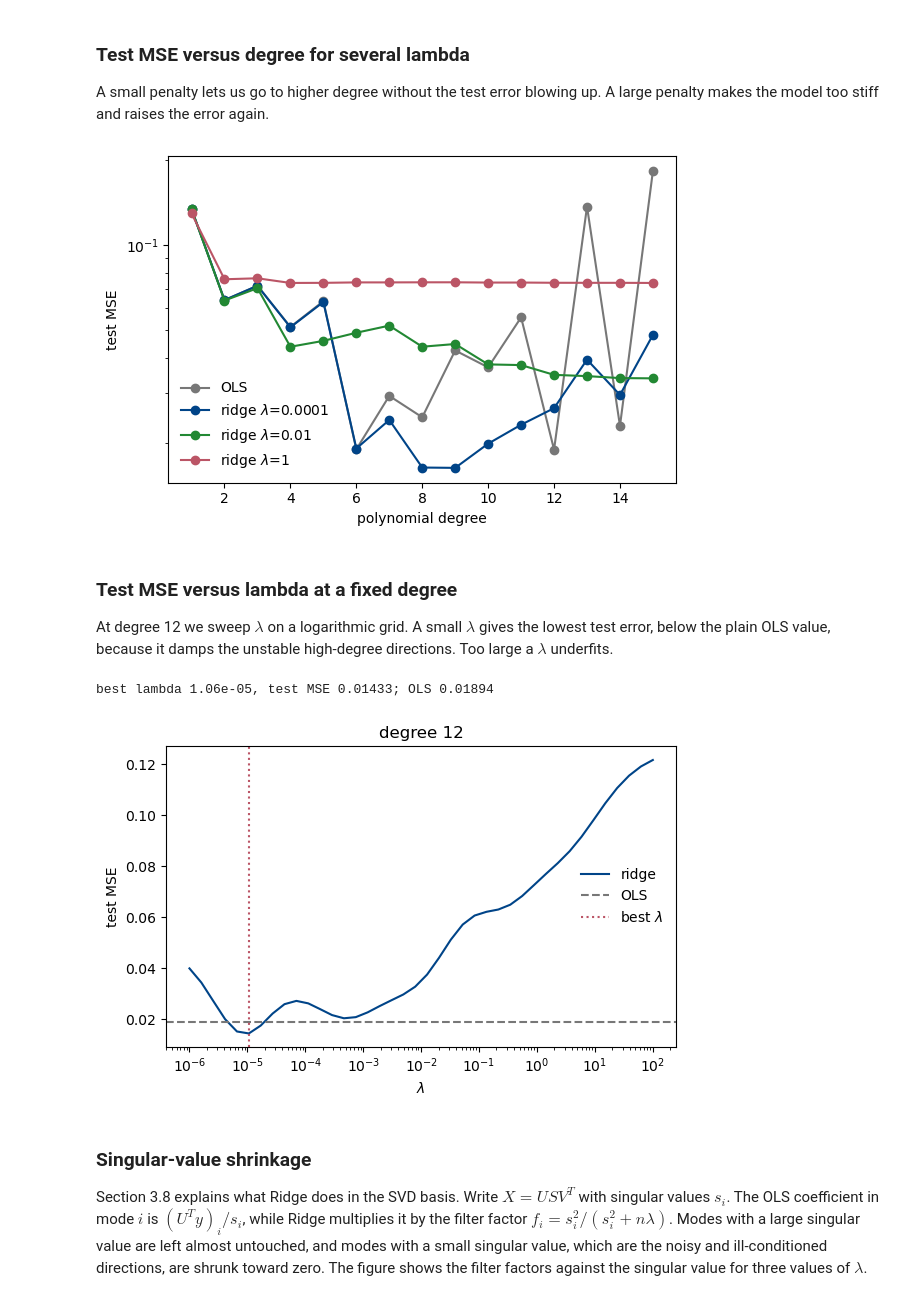
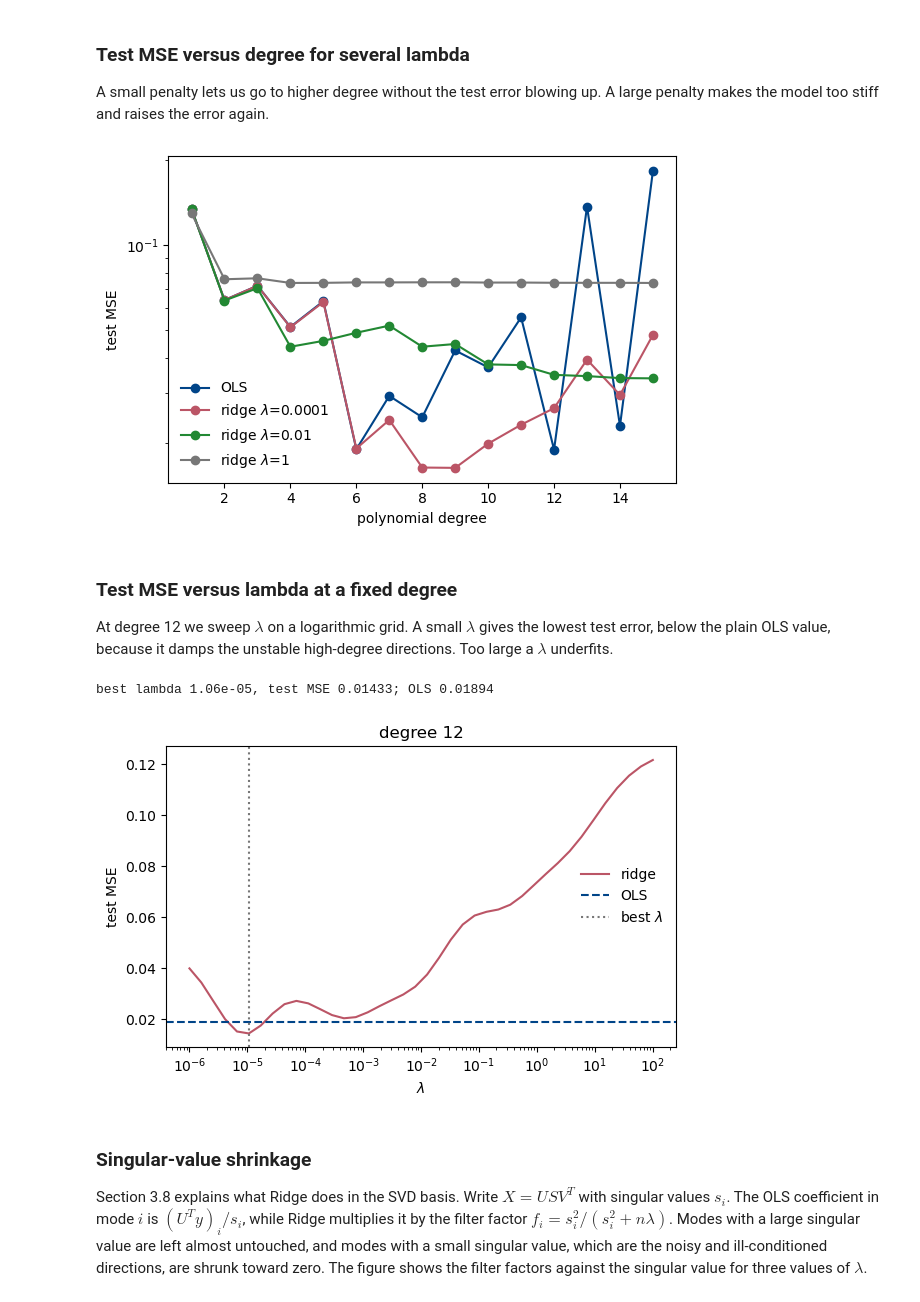
Before and after one commit to Annekfu/FYS-STK4155-Project1, a Jupyter notebook: code/notebooks/1_ols_ridge.ipynb, the cells around one changed output. Cells and saved outputs as stored; diff of their text form; code cells hidden in the pictures.

Commit message:
Final code, notebooks and figures for Project 1

```diff
--- a/code/notebooks/1_ols_ridge.ipynb
+++ b/code/notebooks/1_ols_ridge.ipynb
@@ -26,0 +31,24 @@ We fit Runge's function $f(x) = 1/(1+25x^2)$ on $[-1,1]$ with ordinary least squ
+# %%
+from sklearn.linear_model import LinearRegression, Ridge as SKRidge
+x, y = make_data(n=100, noise=0.1, seed=SEED)
+# Validation of the closed-form solvers against each other and scikit-learn
+d = 8
+X = polynomial_features(x, d)
+Xtr, Xte, ytr, yte = split(X, y, test_size=0.2, seed=SEED)
+Xtr, Xte, ytr, yte, _ = scale_center(Xtr, Xte, ytr, yte)
+n_tr = Xtr.shape[0]
+
+th_svd = ols_svd(Xtr, ytr)
+th_pinv = ols_pinv(Xtr, ytr)
+th_sk = LinearRegression(fit_intercept=False).fit(Xtr, ytr).coef_
+print(f'OLS, degree {d}:')
+print(f'  max |svd - pinv|          = {np.max(np.abs(th_svd - th_pinv)):.2e}')
+print(f'  max |svd - scikit-learn|  = {np.max(np.abs(th_svd - th_sk)):.2e}')
+
+print(f'\nRidge, degree {d}, 1/n convention so alpha = n*lambda with n = {n_tr}:')
+for lam in (1e-4, 1e-2, 1.0):
+    th_r = ridge_closed_form(Xtr, ytr, lam)
+    th_ok = SKRidge(alpha=n_tr * lam, fit_intercept=False).fit(Xtr, ytr).coef_
+    th_wrong = SKRidge(alpha=lam, fit_intercept=False).fit(Xtr, ytr).coef_
+    print(f'  lambda={lam:<7g} alpha=n*lambda: {np.max(np.abs(th_r - th_ok)):.2e}'
+          f'   alpha=lambda (wrong): {np.max(np.abs(th_r - th_wrong)):.2e}')
@@ -194,28 +231,29 @@ A small penalty lets us go to higher degree without the test error blowing up. A
 # %%
 degrees = list(range(1, 16))
 lambdas = [0.0, 1e-4, 1e-2, 1.0]
-colors = [GREY, BLUE, GREEN, RED]
+colors = [BLUE, RED, GREEN, GREY]
+
 
 fig, ax = plt.subplots(figsize=(6, 4))
 for lam, col in zip(lambdas, colors):
     row = []
     for d in degrees:
         X = polynomial_features(x, d)
         Xtr, Xte, ytr, yte = split(X, y, test_size=0.2, seed=SEED)
         Xtr, Xte, ytr, yte, _ = scale_center(Xtr, Xte, ytr, yte)
         th = ridge_closed_form(Xtr, ytr, lam) if lam > 0 else ols_svd(Xtr, ytr)
         row.append(mse(yte, Xte @ th))
     label = 'OLS' if lam == 0 else f'ridge $\\lambda$={lam:g}'
     ax.plot(degrees, row, 'o-', color=col, label=label)
 ax.set_yscale('log')
 ax.set_xlabel('polynomial degree')
 ax.set_ylabel('test MSE')
 ax.legend(frameon=False)
 fig.tight_layout()
 savefig('b_mse_degree_lambda', fig)
 plt.show()
 # %% [output]
-[figure, old version]
+[figure, new version]
 # %% [markdown]
 ### Test MSE versus lambda at a fixed degree
 
@@ -233,9 +271,9 @@ best = int(np.argmin(mses))
 print(f'best lambda {lams[best]:.2e}, test MSE {mses[best]:.5f}; OLS {ols_mse:.5f}')
 
 fig, ax = plt.subplots(figsize=(6, 4))
-ax.plot(lams, mses, '-', color=BLUE, label='ridge')
-ax.axhline(ols_mse, ls='--', color=GREY, label='OLS')
-ax.axvline(lams[best], ls=':', color=RED, label='best $\\lambda$')
+ax.plot(lams, mses, '-', color=RED, label='ridge')
+ax.axhline(ols_mse, ls='--', color=BLUE, label='OLS')
+ax.axvline(lams[best], ls=':', color=GREY, label='best $\\lambda$')
 ax.set_xscale('log')
 ax.set_xlabel(r'$\lambda$')
 ax.set_ylabel('test MSE')
@@ -246,7 +284,7 @@ savefig('b_mse_vs_lambda', fig)
 plt.show()
 # %% [output]
 best lambda 1.06e-05, test MSE 0.01433; OLS 0.01894
-[figure, old version]
+[figure, new version]
 # %% [markdown]
 ### Singular-value shrinkage
 
```
Also changed, not shown: parts of 4 cells of this notebook, 34 other files.
